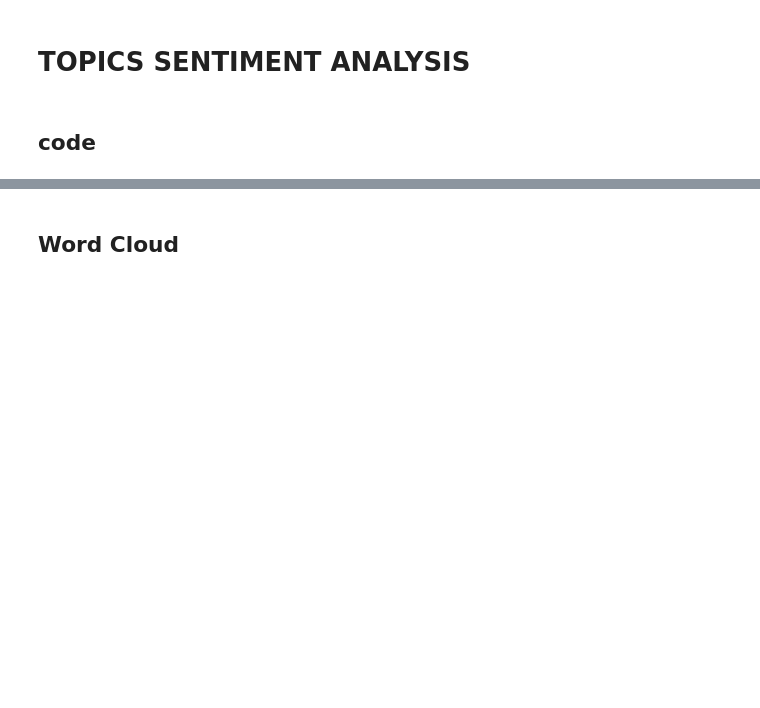
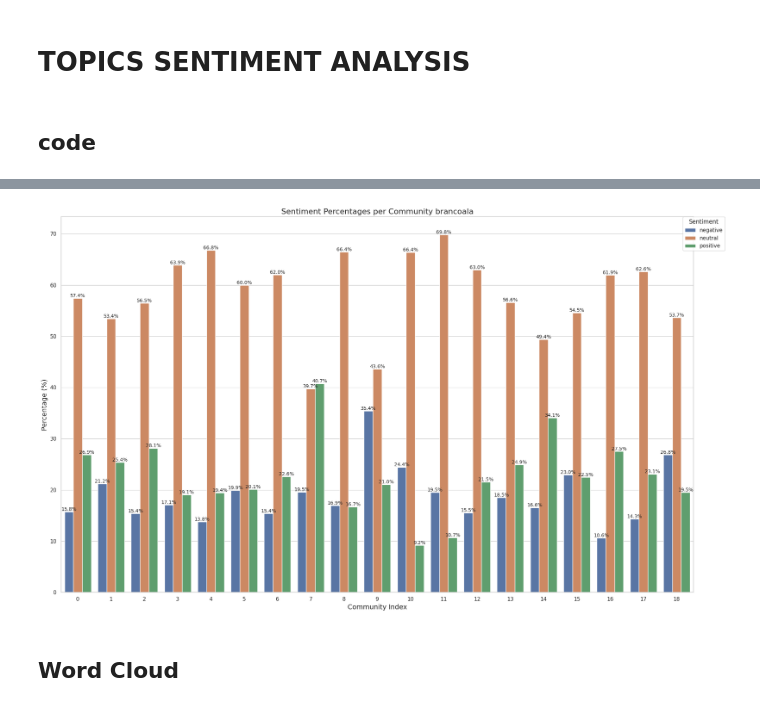
Before and after one commit to ThiiagoAC7/crawling_youtube, a Jupyter notebook: notebooks/analysis.ipynb, the cells around one changed output, grey strips where cells are left out. Saved outputs shown, nothing was run; the diff lists cells and outputs as text; code cells hidden in the pictures; blank space fills up the shorter version.

```diff
--- a/notebooks/analysis.ipynb
+++ b/notebooks/analysis.ipynb
@@ -70,3 +50,32 @@ plt.savefig(f"{img_path}sentiment_counts_per_community_{current}.png")
+# %%
+sentiment_percentages_per_community = sentiment_counts_per_community.div(sentiment_counts_per_community.sum(axis=1), axis=0) * 100
+
+plot_df_percentages = sentiment_percentages_per_community.reset_index().melt(
+    id_vars='community', var_name='Sentiment', value_name='Percentage'
+)
+
+plt.figure(figsize=(20, 12))
+sns.set(style="whitegrid")
+sns.barplot(
+    x='community',
+    y='Percentage',
+    hue='Sentiment',
+    data=plot_df_percentages,
+    errorbar=None
+)
+
+for container in plt.gca().containers:
+    plt.gca().bar_label(container, fmt="%.1f%%", label_type="edge", fontsize=10)
+
+plt.title(f'Sentiment Percentages per Community {ytbr}', fontsize=16)
+plt.xlabel('Community Index', fontsize=14)
+plt.ylabel('Percentage (%)', fontsize=14)
+plt.legend(title='Sentiment', bbox_to_anchor=(1.05, 1), loc='upper right', borderaxespad=0.)
+plt.tight_layout()
+
+plt.savefig(f"{img_path}sentiment_percentages_per_community_{current}.png")
+# %% [output]
+[figure, added]
 # %% [markdown]
 ## Word Cloud
 # %%
```
Also changed, not shown: parts of 17 cells of this notebook, 7 other files.
